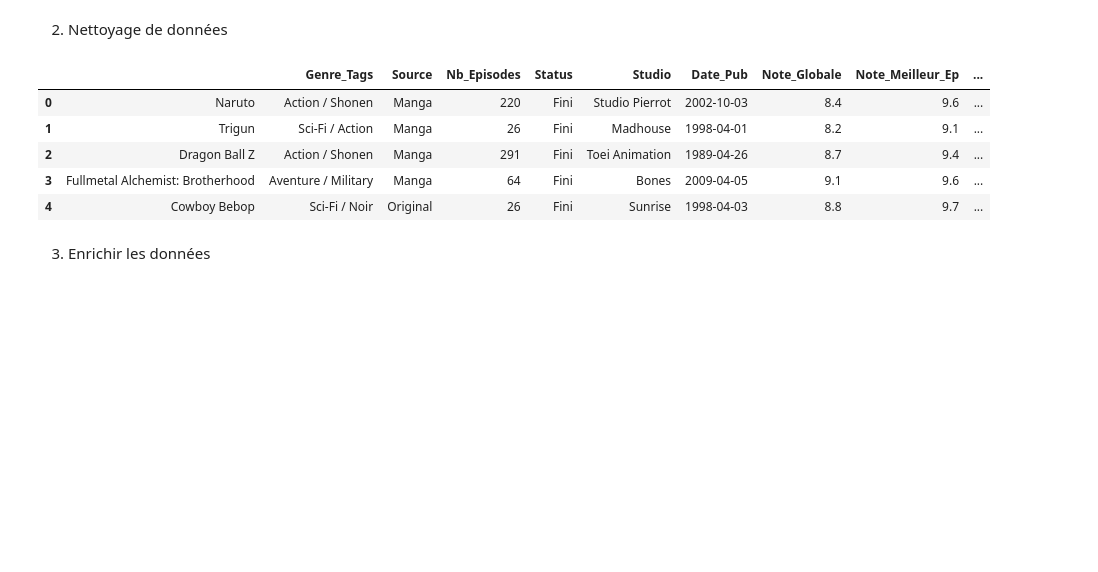
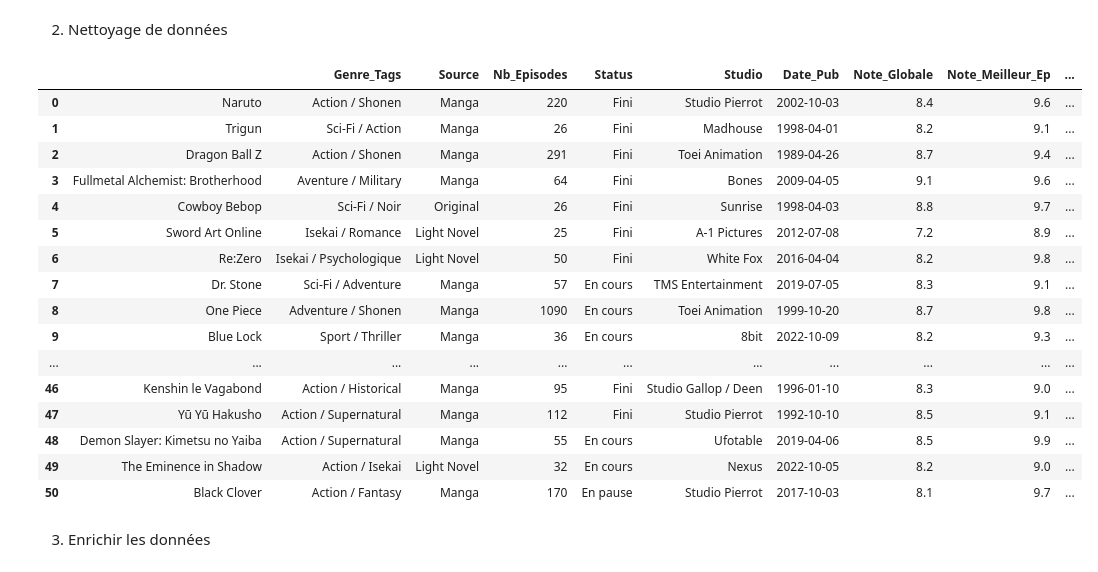
Before and after one commit to nicodjok/Analyse-Animes, a Jupyter notebook: Note animés.ipynb, the cells around one changed output. Cells and saved outputs as stored; diff of their text form; code cells hidden in the pictures; blank space fills up the shorter version.

```diff
--- a/Note animés.ipynb
+++ b/Note animés.ipynb
@@ -57,23 +57,35 @@ dtype: object
 # %%
 # 1. On crée une copie pour travailler sans abîmer le tableau original
 df_clean = df.copy()
 
 # 2. Supprimer les lignes avec des valeurs manquantes
 # On se concentre sur les animés qui ont toutes leurs infos
 df_clean = df_clean.dropna()
 
 # 3. Supprimer les 14 doublons pour ne pas compter deux fois le même animé
 df_clean = df_clean.drop_duplicates()
 
 # On affiche le résultat pour vérifier
-display(df_clean.head())
+display(df_clean)
+df_clean.to_csv('animes_nettoye.csv', index=False)
 # %% [output]
 |  |  | Genre_Tags | Source | Nb_Episodes | Status | Studio | Date_Pub | Note_Globale | Note_Meilleur_Ep | ... |
 | 0 | Naruto | Action / Shonen | Manga | 220 | Fini | Studio Pierrot | 2002-10-03 | 8.4 | 9.6 | ... |
 | 1 | Trigun | Sci-Fi / Action | Manga | 26 | Fini | Madhouse | 1998-04-01 | 8.2 | 9.1 | ... |
 | 2 | Dragon Ball Z | Action / Shonen | Manga | 291 | Fini | Toei Animation | 1989-04-26 | 8.7 | 9.4 | ... |
 | 3 | Fullmetal Alchemist: Brotherhood | Aventure / Military | Manga | 64 | Fini | Bones | 2009-04-05 | 9.1 | 9.6 | ... |
 | 4 | Cowboy Bebop | Sci-Fi / Noir | Original | 26 | Fini | Sunrise | 1998-04-03 | 8.8 | 9.7 | ... |
+| 5 | Sword Art Online | Isekai / Romance | Light Novel | 25 | Fini | A-1 Pictures | 2012-07-08 | 7.2 | 8.9 | ... |
+| 6 | Re:Zero | Isekai / Psychologique | Light Novel | 50 | Fini | White Fox | 2016-04-04 | 8.2 | 9.8 | ... |
+| 7 | Dr. Stone | Sci-Fi / Adventure | Manga | 57 | En cours | TMS Entertainment | 2019-07-05 | 8.3 | 9.1 | ... |
+| 8 | One Piece | Adventure / Shonen | Manga | 1090 | En cours | Toei Animation | 1999-10-20 | 8.7 | 9.8 | ... |
+| 9 | Blue Lock | Sport / Thriller | Manga | 36 | En cours | 8bit | 2022-10-09 | 8.2 | 9.3 | ... |
+| ... | ... | ... | ... | ... | ... | ... | ... | ... | ... | ... |
+| 46 | Kenshin le Vagabond | Action / Historical | Manga | 95 | Fini | Studio Gallop / Deen | 1996-01-10 | 8.3 | 9.0 | ... |
+| 47 | Yū Yū Hakusho | Action / Supernatural | Manga | 112 | Fini | Studio Pierrot | 1992-10-10 | 8.5 | 9.1 | ... |
+| 48 | Demon Slayer: Kimetsu no Yaiba | Action / Supernatural | Manga | 55 | En cours | Ufotable | 2019-04-06 | 8.5 | 9.9 | ... |
+| 49 | The Eminence in Shadow | Action / Isekai | Light Novel | 32 | En cours | Nexus | 2022-10-05 | 8.2 | 9.0 | ... |
+| 50 | Black Clover | Action / Fantasy | Manga | 170 | En pause | Studio Pierrot | 2017-10-03 | 8.1 | 9.7 | ... |
 # %% [markdown]
 3. Enrichir les données
 # %%
```
Also changed, not shown: 1 other file.
